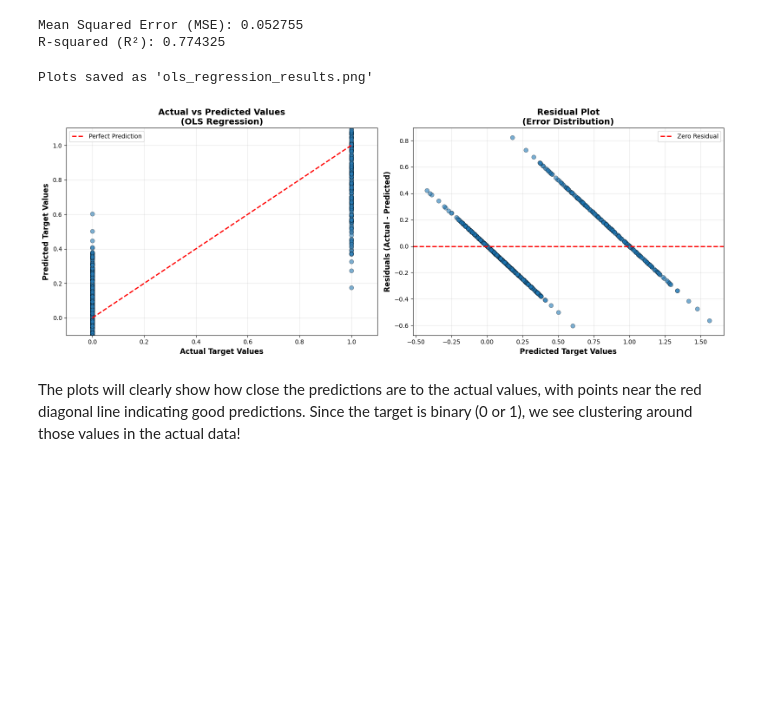
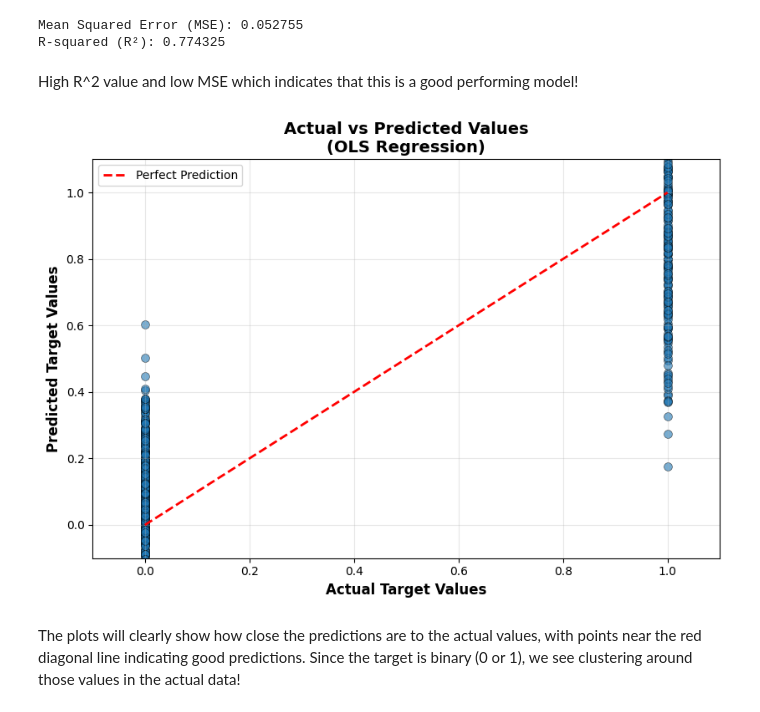
Before and after one commit to rajviu/dx601-final-project, a Jupyter notebook: project.ipynb, the cells around one changed output. Saved outputs shown, nothing was run; the diff lists cells and outputs as text; code cells hidden in the pictures; blank space fills up the shorter version.

```diff
--- a/project.ipynb
+++ b/project.ipynb
@@ -319,15 +317,11 @@ fractal_dimension_worst        0.537848                 1.000000
 # %%
 from scipy.stats import pearsonr
 
-# Identify target column and input columns
 target_col = 'diagnosis'
 input_cols = [col for col in df.columns if col != target_col]
 
 # Function to calculate correlation and determine independence
 def analyze_correlation(feature_data, target_data, threshold=0.3):
-    """
-    Calculate Pearson correlation coefficient between feature and target
-    """
     correlation, p_value = pearsonr(feature_data, target_data)
 
     # Determine independence based on correlation magnitude
@@ -374,13 +368,10 @@ for feature in input_cols:
 results_df = pd.DataFrame(correlation_results)
 results_df = results_df.sort_values('Abs Correlation', ascending=False)
 
-print("\n" + "=" * 90)
-print("SUMMARY TABLE - FEATURE INDEPENDENCE")
-print("=" * 90)
 print(results_df[['Feature', 'Independent']].to_string(index=False))
 
-print("\n" + "=" * 90)
 independence_counts = results_df['Independent'].value_counts()
+print("")
 print(f"Independent features: {independence_counts.get('Yes', 0)}")
 print(f"Dependent features: {independence_counts.get('No', 0)}")
 # %% [output]
@@ -528,41 +519,33 @@ print(f"R-squared (R²): {r2:.6f}")
 # %% [output]
 Mean Squared Error (MSE): 0.052755
 R-squared (R²): 0.774325
+# %% [markdown]
+High R^2 value and low MSE which indicates that this is a good performing model!
 # %%
 fig, axes = plt.subplots(1, 2, figsize=(16, 6))
 
 # Plot 1: Scatter plot of Actual vs Predicted
 ax1 = axes[0]
 ax1.scatter(y, y_pred, alpha=0.6, s=50, edgecolors='black', linewidth=0.5)
 ax1.plot([y.min(), y.max()], [y.min(), y.max()], 'r--', lw=2, label='Perfect Prediction')
 ax1.set_xlabel('Actual Target Values', fontsize=12, fontweight='bold')
 ax1.set_ylabel('Predicted Target Values', fontsize=12, fontweight='bold')
 ax1.set_title('Actual vs Predicted Values\n(OLS Regression)', fontsize=14, fontweight='bold')
 ax1.legend(fontsize=10)
 ax1.grid(True, alpha=0.3)
 ax1.set_xlim([-0.1, 1.1])
 ax1.set_ylim([-0.1, 1.1])
 
-
-# Plot 2: Residuals plot (Actual - Predicted)
-ax2 = axes[1]
-residuals = y - y_pred
-ax2.scatter(y_pred, residuals, alpha=0.6, s=50, edgecolors='black', linewidth=0.5)
-ax2.axhline(y=0, color='r', linestyle='--', lw=2, label='Zero Residual')
-ax2.set_xlabel('Predicted Target Values', fontsize=12, fontweight='bold')
-ax2.set_ylabel('Residuals (Actual - Predicted)', fontsize=12, fontweight='bold')
-ax2.set_title('Residual Plot\n(Error Distribution)', fontsize=14, fontweight='bold')
-ax2.legend(fontsize=10)
-ax2.grid(True, alpha=0.3)
+for ax in axes.flat:
+    if not ax.has_data():  # Check if the subplot contains any plotted data
+        fig.delaxes(ax)
 
 
 plt.tight_layout()
 plt.savefig('ols_regression_results.png', dpi=300, bbox_inches='tight')
-print("\nPlots saved as 'ols_regression_results.png'")
 plt.show()
 # %% [output]
-Plots saved as 'ols_regression_results.png'
-[figure, old version]
+[figure, new version]
 # %% [markdown]
 The plots will clearly show how close the predictions are to the actual values, with points near the red diagonal line indicating good predictions. Since the target is binary (0 or 1), we see clustering around those values in the actual data!
 # %% [markdown]
```
Also changed, not shown: parts of 30 cells of this notebook, 3 other files.
